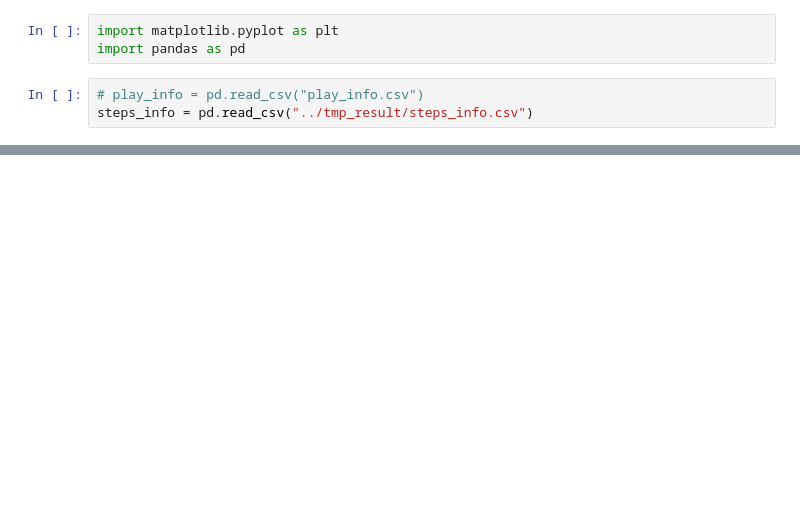
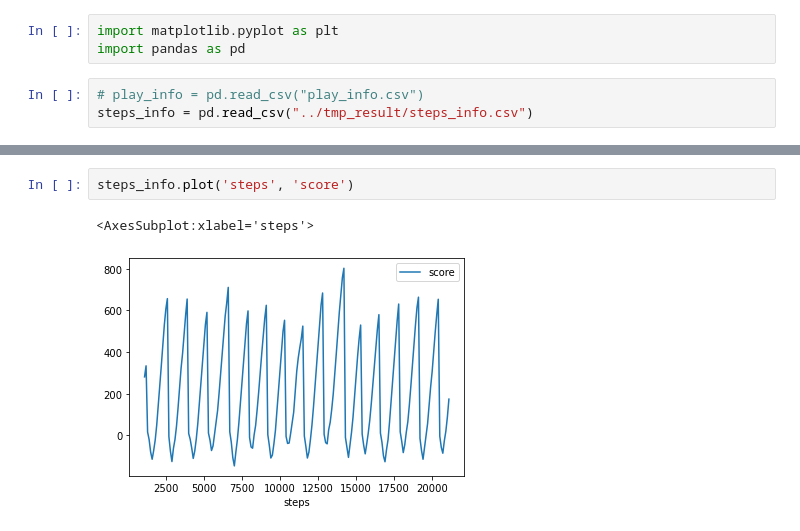
Before and after one commit to HaoGao1996/dfjsp, a Jupyter notebook: notebook/visualization.ipynb, the cells around one changed output, grey strips where cells are left out. Drawn from its saved outputs; the diff is of its cells as text; blank space fills up the shorter version.

```diff
--- a/notebook/visualization.ipynb
+++ b/notebook/visualization.ipynb
@@ -29,0 +25,5 @@ steps_info['reward'].hist()
+# %%
+steps_info.plot('steps', 'score')
+# %% [output]
+<AxesSubplot:xlabel='steps'>
+[figure, added]
```
Also changed, not shown: parts of 6 cells of this notebook, 6 other files.
